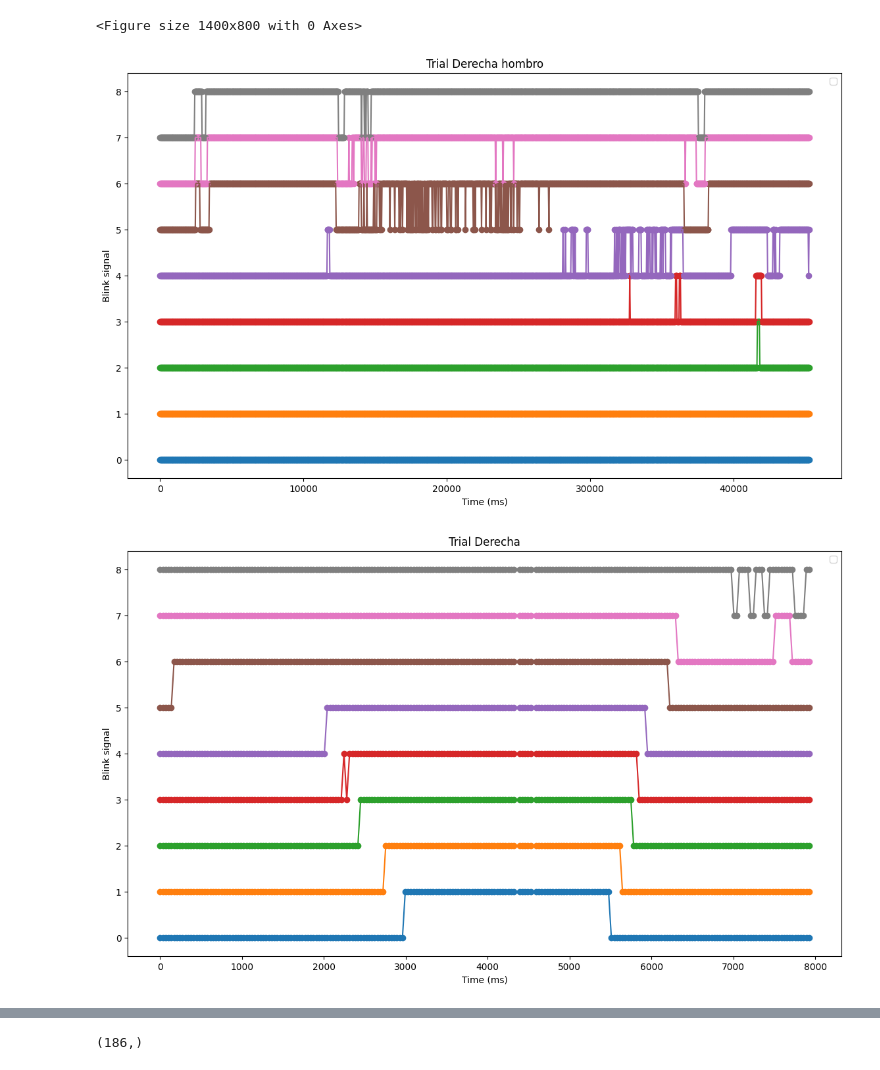
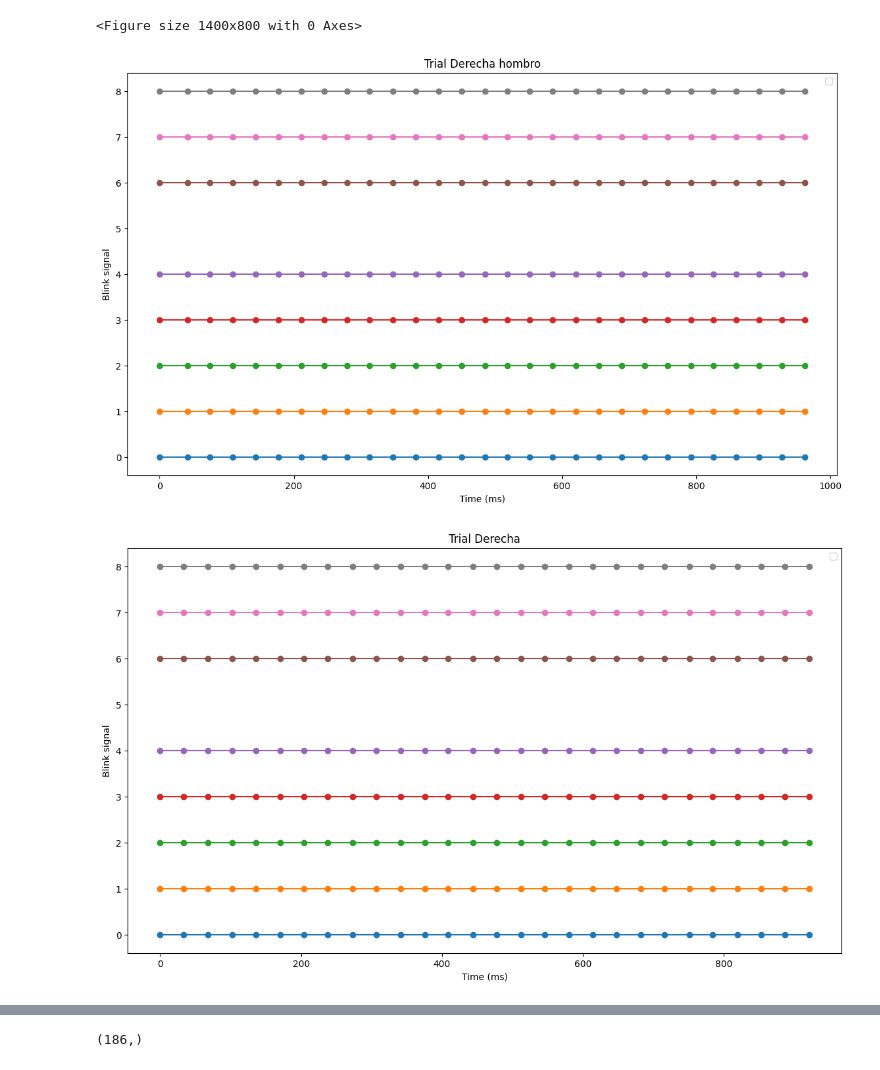
Before and after one commit to agustin-penas/wg-DataAnalysis, a Jupyter notebook: analysis_rotation.ipynb, the cells around one changed output, grey strips where cells are left out. Cells and saved outputs as stored; diff of their text form; code cells hidden in the pictures.

```diff
--- a/analysis_rotation.ipynb
+++ b/analysis_rotation.ipynb
@@ -11,7 +11,8 @@ from pathlib import Path
 from outofplane import isOutOfPlane
 # %%
 def generate_webgazer_dataframe(df):
-    df_webgazer = df[~df["webgazer_data"].isna()]
+    df1 = df[df["trial_type"] == "html-button-response"]
+    df_webgazer = df1[~df1["webgazer_data"].isna()]
     dfs = []
     for row in range(len(df_webgazer)):
         data_list = json.loads(df_webgazer["webgazer_data"].iloc[row])
@@ -19,13 +20,26 @@ def generate_webgazer_dataframe(df):
         df_tmp["trial"] = row + 1
         dfs.append(df_tmp)
     return pd.concat(dfs)
+# %%
+#Use this version for data from datapruebas
+def generate_webgazer_dataframe(df):
+    df1 = df[df["trial_type"] == "html-keyboard-response"]
+    df_webgazer = df1[~df1["webgazer_data"].isna()]
+    dfs = []
+    for row in range(len(df_webgazer)):
+        json_data = df_webgazer["webgazer_data"].iloc[row].replaceAll("'", "\"")
+        data_list = json.loads(json_data)
+        df_tmp = pd.DataFrame(data_list)
+        df_tmp["trial"] = row + 1
+        dfs.append(df_tmp)
+    return pd.concat(dfs)
 # %%
 # This can load all data but is not storing df_webgazer in any place
 files = Path("./data").glob("*.csv")
 dfs = []
 i = 0
 for file in files:
-    if "rotation" in str(file):
+    if "dataframe_rot" in str(file):
         print(file)
         df = pd.read_csv(file)
         df_tmp = generate_webgazer_dataframe(df)
@@ -108,7 +107,7 @@ titles = ["Trial Derecha hombro",
 # Initialize the plot
 plt.figure(figsize=(14, 8))
 
-df_to_plot = df_webgazer[df_webgazer["experiment"]==8]
+df_to_plot = df_webgazer[df_webgazer["experiment"]==0]
 
 #df_webgazer[df_webgazer["trial"]==1].plot(x="t", y="Rotation_threshold", legend=False)
 #df_webgazer[df_webgazer["trial"]==1].plot(x="t", y="Rotation_threshold1", legend=False)
@@ -124,32 +123,32 @@ for x in range(8):
   plt.plot(df_to_plot[df_to_plot["trial"]==x+1].t ,df_to_plot[df_to_plot["trial"]==x+1].Rotation_threshold7)
   plt.scatter(df_to_plot[df_to_plot["trial"]==x+1].t ,df_to_plot[df_to_plot["trial"]==x+1].Rotation_threshold)
   plt.scatter(df_to_plot[df_to_plot["trial"]==x+1].t ,df_to_plot[df_to_plot["trial"]==x+1].Rotation_threshold1)
   plt.scatter(df_to_plot[df_to_plot["trial"]==x+1].t ,df_to_plot[df_to_plot["trial"]==x+1].Rotation_threshold2)
   plt.scatter(df_to_plot[df_to_plot["trial"]==x+1].t ,df_to_plot[df_to_plot["trial"]==x+1].Rotation_threshold3)
   plt.scatter(df_to_plot[df_to_plot["trial"]==x+1].t ,df_to_plot[df_to_plot["trial"]==x+1].Rotation_threshold4)
   plt.scatter(df_to_plot[df_to_plot["trial"]==x+1].t ,df_to_plot[df_to_plot["trial"]==x+1].Rotation_threshold5)
   plt.scatter(df_to_plot[df_to_plot["trial"]==x+1].t ,df_to_plot[df_to_plot["trial"]==x+1].Rotation_threshold6)
   plt.scatter(df_to_plot[df_to_plot["trial"]==x+1].t ,df_to_plot[df_to_plot["trial"]==x+1].Rotation_threshold7)
   plt.title(titles[x])
   plt.xlabel("Time (ms)")
   plt.ylabel("Blink signal")
   plt.legend(loc="upper right")
   plt.show()
 
 
 
 
 # Plot the blink data using different colors for each type
 
 # Add labels and legend
 #plt.title("Blink Scatter Plot")
 #plt.xlabel("Time (ms)")
 #plt.ylabel("Trial")
 #plt.legend(loc="upper right")
 
 # Show plot
 #plt.show()
 # %% [output]
 <Figure size 1400x800 with 0 Axes>
-[figure, old version]
+[figure, new version]
-[figure, old version]
+[figure, new version]
```
Also changed, not shown: parts of 5 cells of this notebook, 8 other files.
